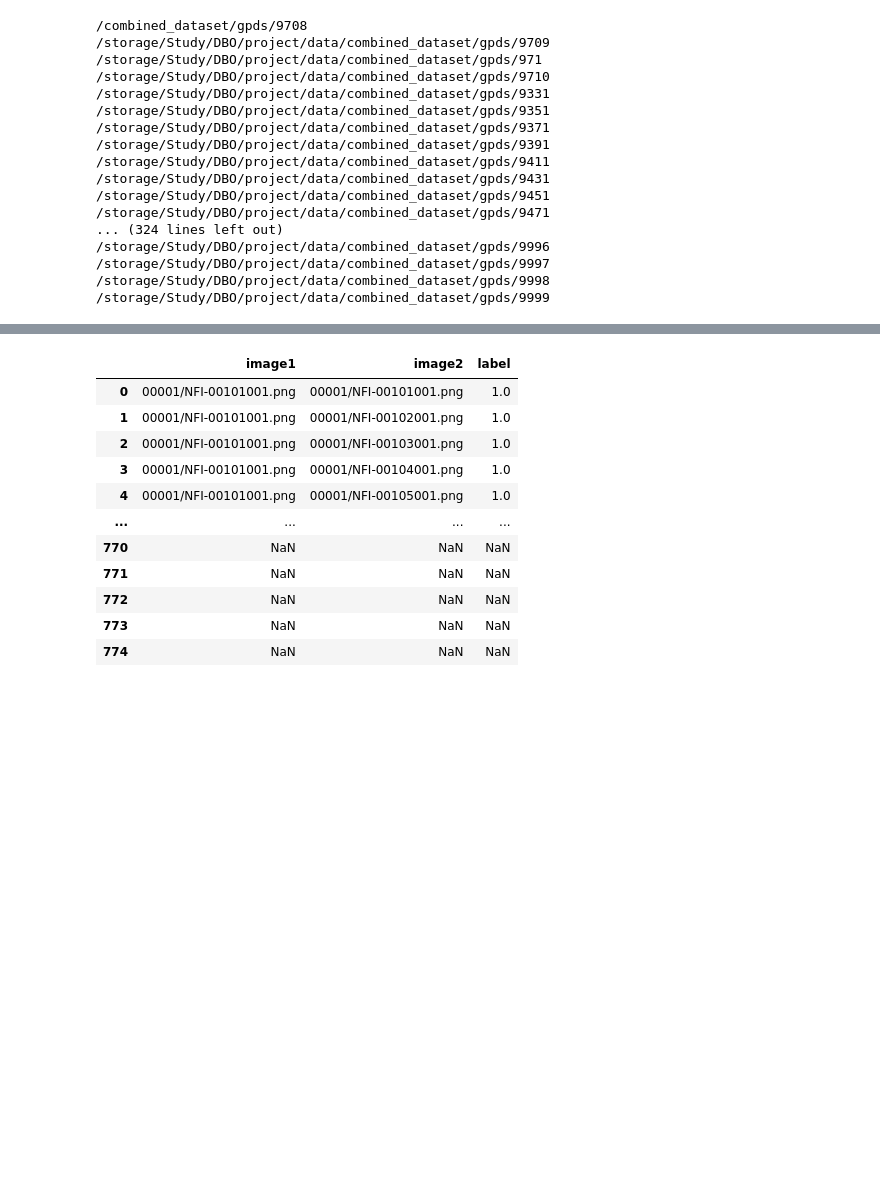
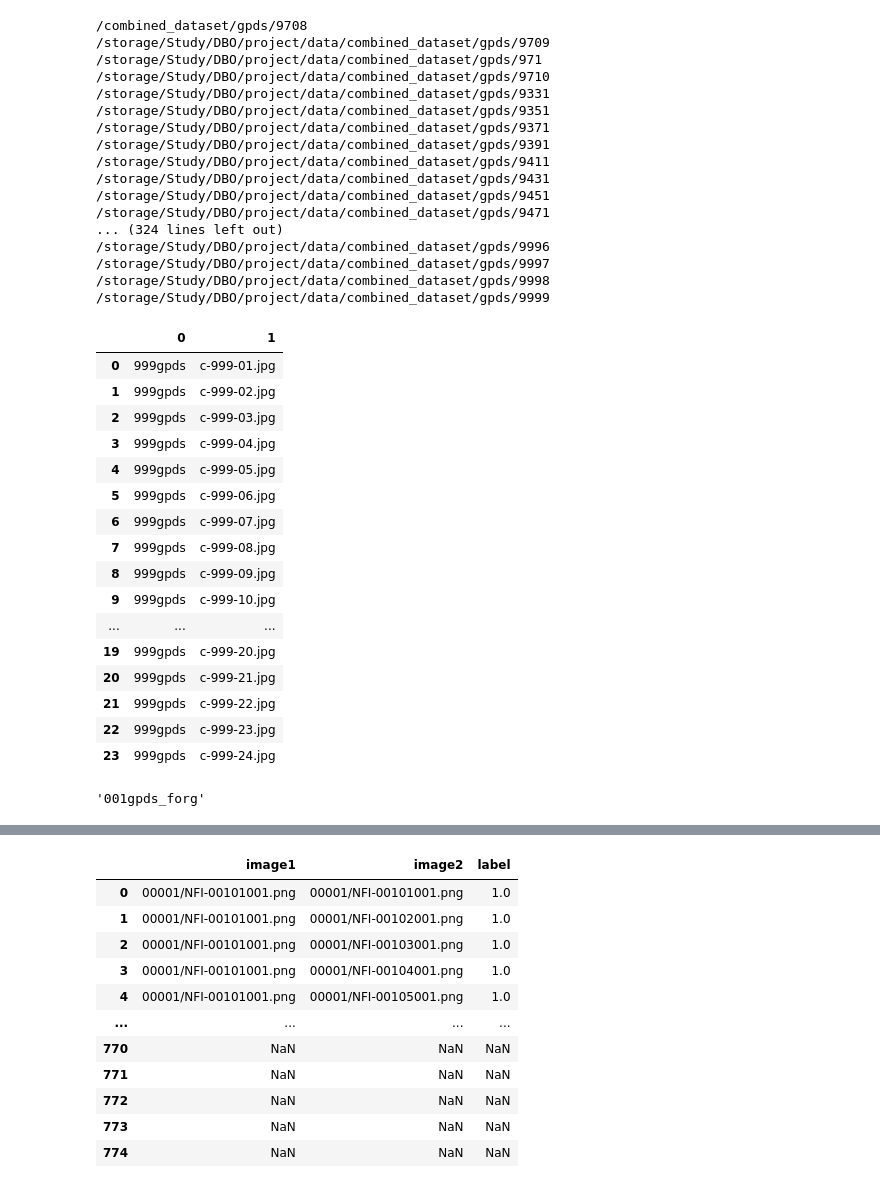
Before and after one commit to care1e55/signature_similarity, a Jupyter notebook: dataset.ipynb, the cells around one changed output, grey strips where cells are left out. Drawn from its saved outputs; the diff is of its cells as text; code cells hidden in the pictures; blank space fills up the shorter version.

```diff
--- a/dataset.ipynb
+++ b/dataset.ipynb
@@ -222,3 +226,21 @@ for root, dirs, files in tqdm(os.walk(base_path)):
         dataframes.append(pd.DataFrame([(root.split("/")[-1], file) for file in files ]))
 # %%
-dataframes[1]
+dataframes[19998]
+# %% [output]
+|  | 0 | 1 |
+| 0 | 999gpds | c-999-01.jpg |
+| 1 | 999gpds | c-999-02.jpg |
+| 2 | 999gpds | c-999-03.jpg |
+| 3 | 999gpds | c-999-04.jpg |
+| 4 | 999gpds | c-999-05.jpg |
+| 5 | 999gpds | c-999-06.jpg |
+| 6 | 999gpds | c-999-07.jpg |
+| 7 | 999gpds | c-999-08.jpg |
+| 8 | 999gpds | c-999-09.jpg |
+| 9 | 999gpds | c-999-10.jpg |
+| ... | ... | ... |
+| 19 | 999gpds | c-999-20.jpg |
+| 20 | 999gpds | c-999-21.jpg |
+| 21 | 999gpds | c-999-22.jpg |
+| 22 | 999gpds | c-999-23.jpg |
+| 23 | 999gpds | c-999-24.jpg |
@@ -227 +257,5 @@ df_append = pd.DataFrame()
+# %%
+dataframes[1][0].split("/")[0]
+# %% [output]
+'001gpds_forg'
 # %%
```
Also changed, not shown: parts of 11 cells of this notebook, 1 other file.
